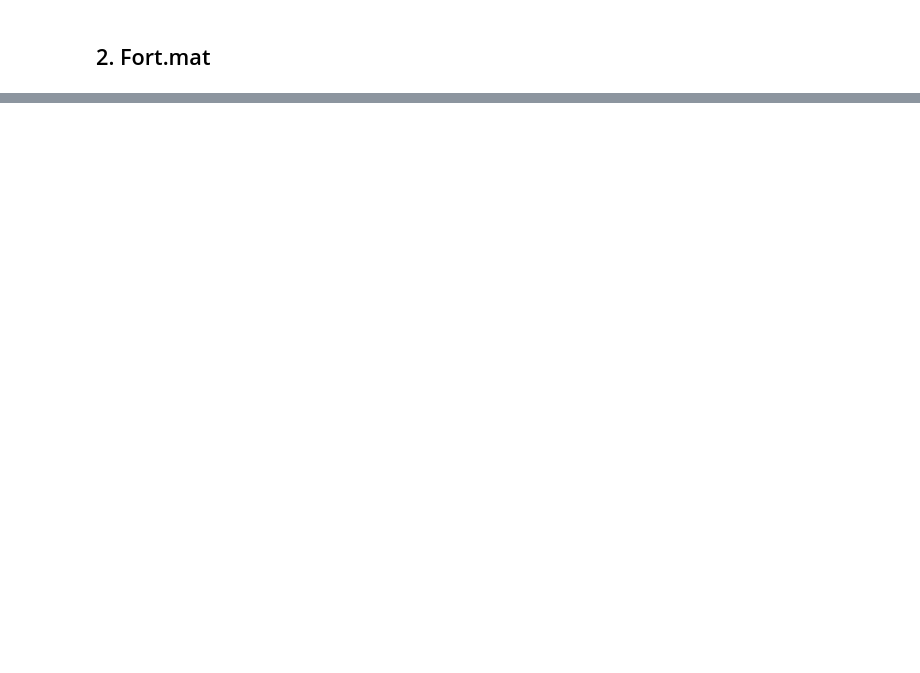
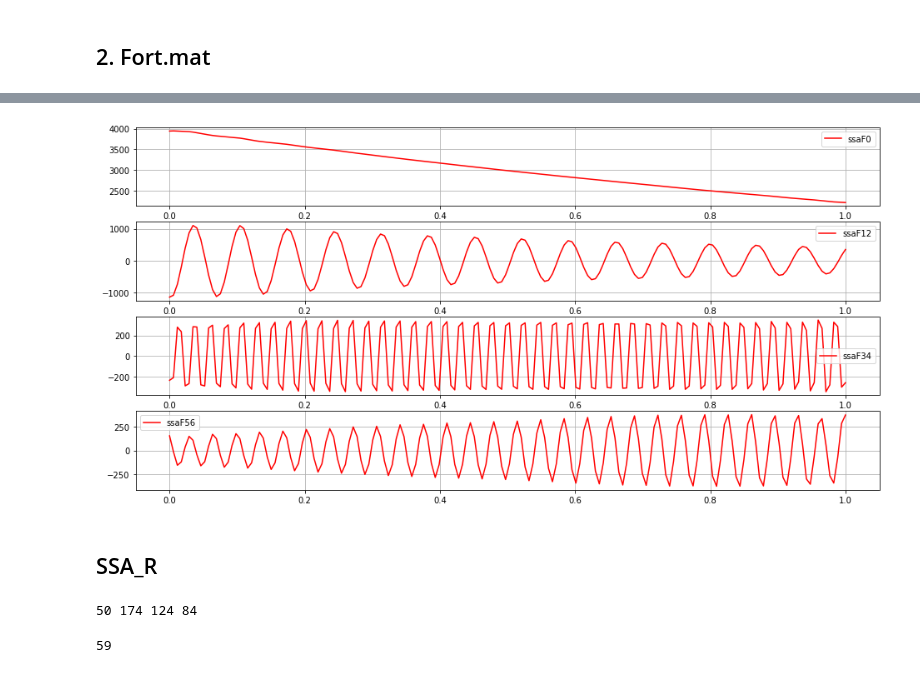
Before and after one commit to euloo/time-series, a Jupyter notebook: 10-timeSeries-1.ipynb, the cells around one changed output, grey strips where cells are left out. Saved outputs shown, nothing was run; the diff lists cells and outputs as text; code cells hidden in the pictures; blank space fills up the shorter version.

```diff
--- a/10-timeSeries-1.ipynb
+++ b/10-timeSeries-1.ipynb
@@ -413,17 +415,19 @@ plt.show()
 # %%
-t_fort = np.linspace(0, 1, N_fort)
+t = np.linspace(0, 1, N)
 fig, ax = plt.subplots(4, 1, figsize=(16, 8))
 
-ax[0].plot(t_fort, ssaF0, 'r', label='ssaF0')
+ax[0].plot(t, ssaF0, 'r', label='ssaF0')
 
 
-ax[1].plot(t_fort, ssaF12, 'r', label='ssaF12')
+ax[1].plot(t, ssaF12, 'r', label='ssaF12')
 
 
-ax[2].plot(t_fort, ssaF34, 'r', label='ssaF34')
+ax[2].plot(t, ssaF34, 'r', label='ssaF34')
 
-ax[3].plot(t_fort, ssaF56, 'r', label='ssaF56')
+ax[3].plot(t, ssaF56, 'r', label='ssaF56')
 for a in ax.flat:
     a.grid()
     a.legend()
 plt.show()
+# %% [output]
+[figure, added]
@@ -446 +434,22 @@ L_fort
+# %% [markdown]
+## SSA_R
+# %%
+M = 50
+N = len(F)
+F_part = F[0:N - M]
+N_part = len(F_part)
+L = 84
+I = [0,1,2,3,4,5,6]
+print(M, N, N_part, L)
+# %% [output]
+50 174 124 84
+# %%
+MAE = []
+for l in range(7, N_part//2):
+    Q = SSA_R(F_part, N_part, l, M, I) #22
+    MAE.append(sum(abs(Q-F)))
+L = np.argmin(MAE[1:len(MAE)]) + 7
+L
+# %% [output]
+59
 # %%
```
Also changed, not shown: parts of 29 cells of this notebook.
